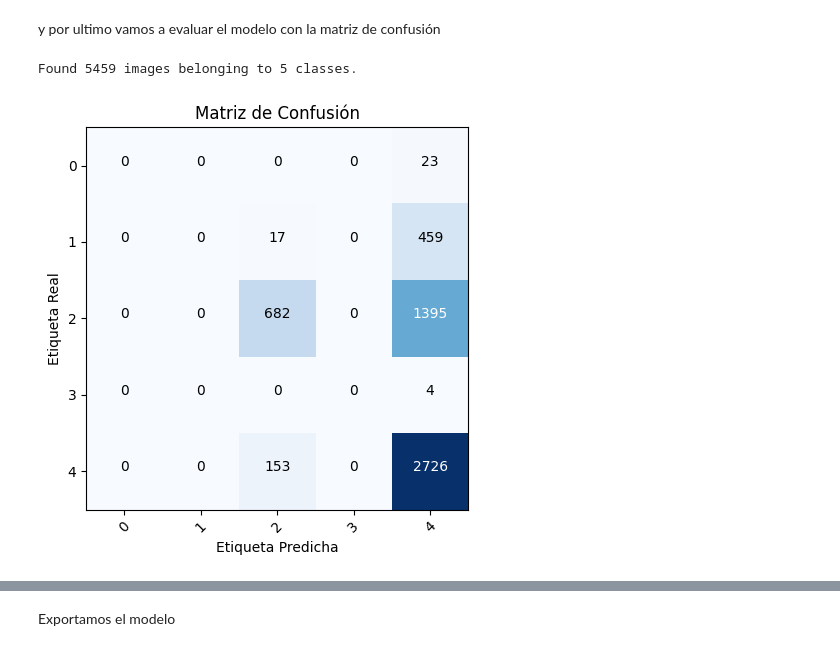
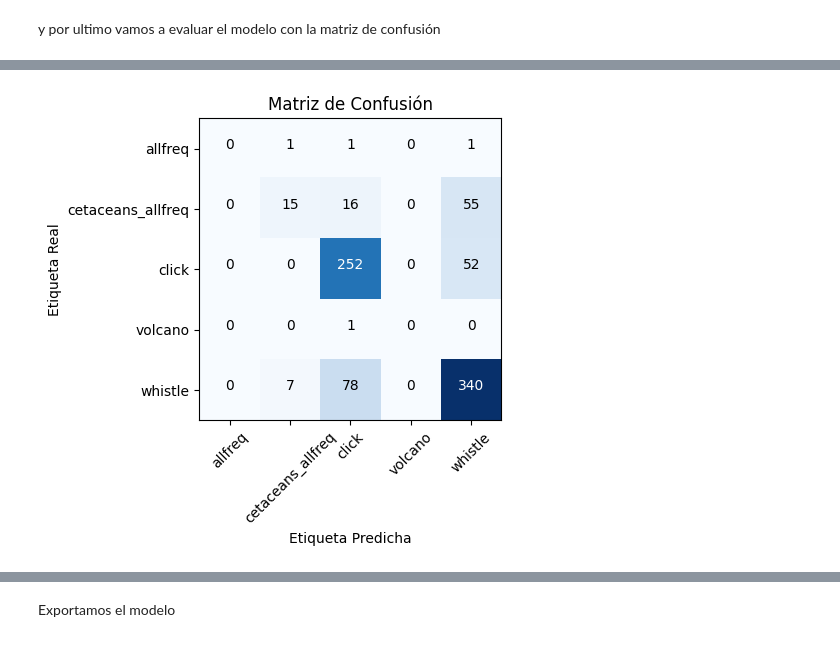
Before and after one commit to IgnacioBarb/Trabajo-Fianl-CEIABDTA, a Jupyter notebook: 2. Entrenamiento y prediccion.ipynb, the cells around one changed output, grey strips where cells are left out. Cells and saved outputs as stored; diff of their text form; code cells hidden in the pictures.

```diff
--- a/2. Entrenamiento y prediccion.ipynb
+++ b/2. Entrenamiento y prediccion.ipynb
@@ -444,0 +420,10 @@ Found 1089 images belonging to 5 classes.
+# %%
+# Esta variable contiene un mapeo de número de clase a personaje.
+# Utilizamos sólo los 18 personajes del dataset que tienen más imágenes.
+MAP_LABELS = {
+    0: 'allfreq', 1: 'cetaceans_allfreq', 2: 'click',
+    3: 'volcano', 4: 'whistle'
+}
+
+# Vamos a standarizar todas las imágenes a tamaño 64x64
+IMG_SIZE = 128
@@ -519,29 +545,11 @@ Epoch 10/10
 # %% [markdown]
 y por ultimo vamos a evaluar el modelo con la matriz de confusión
-# %%
-test_datagen = ImageDataGenerator(rescale=1/255.,
-                                  shear_range=0.2,
-                                  zoom_range=0.2,
-                                  horizontal_flip=True)
-
-test_generator = test_datagen.flow_from_directory(
-    directory="./Datos/enfoque2",
-    target_size=TARGET_SIZE,
-    color_mode="rgb",
-    shuffle=False,
-    class_mode='categorical',
-    batch_size=1)
-
-filenames = test_generator.filenames
-nb_samples = len(filenames)
-
-predict = model.predict_generator(test_generator, steps=nb_samples)
-
-true_labels = test_generator.labels
-predicted_labels = np.argmax(predict, axis=1)
-
-plot_confusion_matrix(true_labels, predicted_labels,
-                      classes=unique_labels(true_labels, predicted_labels))
-# %% [output]
-Found 5459 images belonging to 5 classes.
-[figure, removed]
+# %%
+
+y_pred = model.predict(X_test)
+Y_test= le.inverse_transform(np.argmax(Y_test, axis=1))
+y_pred= le.inverse_transform(np.argmax(y_pred, axis=1))
+
+plot_confusion_matrix(Y_test, y_pred,
+                      classes=unique_labels(Y_test, y_pred))
+# %% [output]
@@ -548 +557,2 @@ Found 5459 images belonging to 5 classes.
+[figure, added]
 # %%
```
Also changed, not shown: parts of 22 cells of this notebook, 1 other file.
